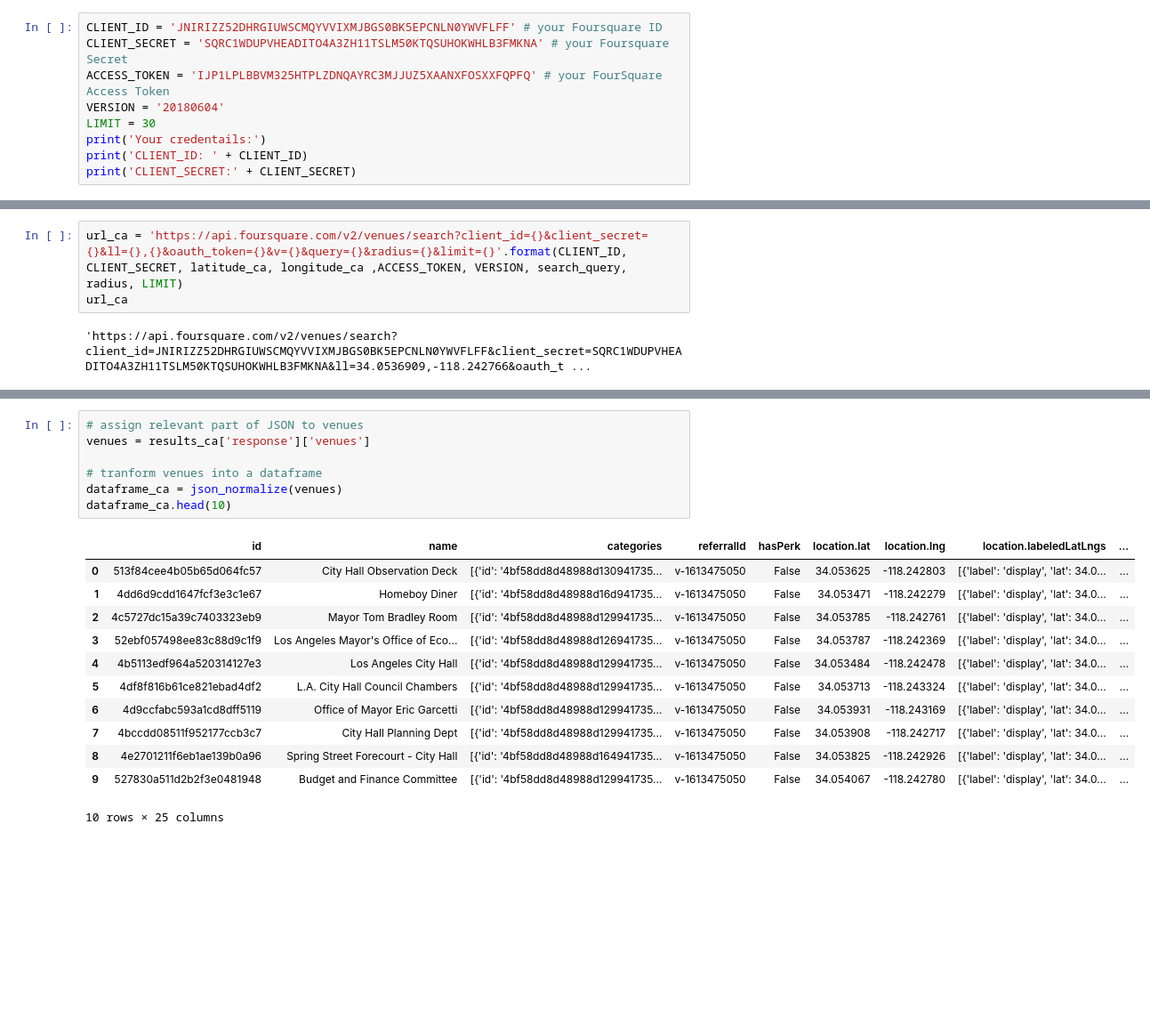
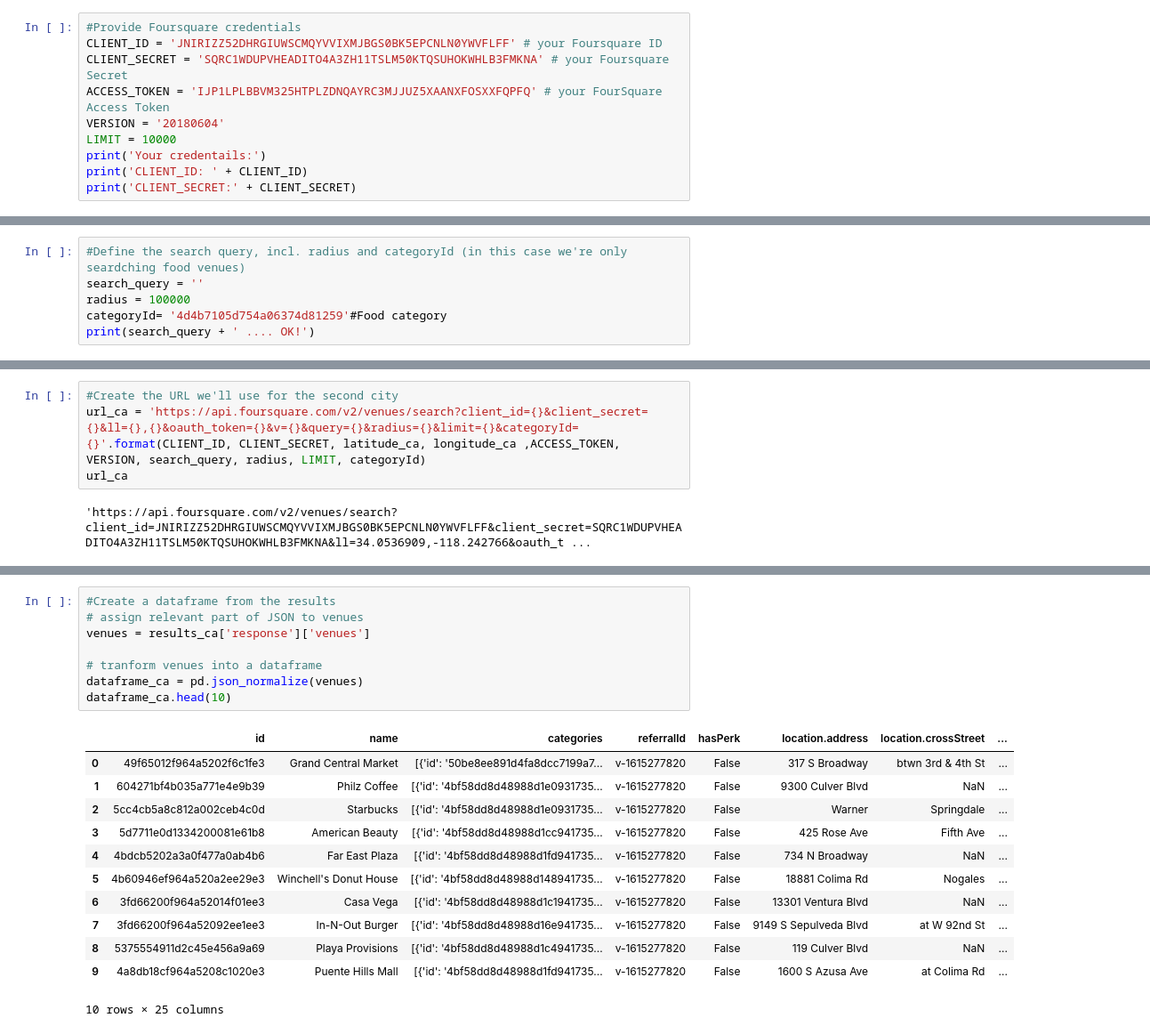
Before and after one commit to tobiasroos/coursera_capstone, a Jupyter notebook: ADSC-W4.ipynb, the cells around one changed output, grey strips where cells are left out. Shown at 89% size. Drawn from its saved outputs; the diff is of its cells as text; blank space fills up the shorter version.

```diff
--- a/ADSC-W4.ipynb
+++ b/ADSC-W4.ipynb
@@ -40,10 +35,11 @@ Successfully installed geographiclib-1.50 geopy-2.1.0
 Finished
 # %%
+#Provide Foursquare credentials
 CLIENT_ID = 'JNIRIZZ52DHRGIUWSCMQYVVIXMJBGS0BK5EPCNLN0YWVFLFF' # your Foursquare ID
 CLIENT_SECRET = 'SQRC1WDUPVHEADITO4A3ZH11TSLM50KTQSUHOKWHLB3FMKNA' # your Foursquare Secret
 ACCESS_TOKEN = 'IJP1LPLBBVM325HTPLZDNQAYRC3MJJUZ5XAANXFOSXXFQPFQ' # your FourSquare Access Token
 VERSION = '20180604'
-LIMIT = 30
+LIMIT = 10000
 print('Your credentails:')
 print('CLIENT_ID: ' + CLIENT_ID)
 print('CLIENT_SECRET:' + CLIENT_SECRET)
@@ -69,0 +61,6 @@ print(search_query + ' .... OK!')
+# %%
+#Define the search query, incl. radius and categoryId (in this case we're only seardching food venues)
+search_query = ''
+radius = 100000
+categoryId= '4d4b7105d754a06374d81259'#Food category
+print(search_query + ' .... OK!')
@@ -118,7 +122,8 @@ print(latitude_ca, longitude_ca)
 # %% [output]
 34.0536909 -118.242766
 # %%
-url_ca = 'https://api.foursquare.com/v2/venues/search?client_id={}&client_secret={}&ll={},{}&oauth_token={}&v={}&query={}&radius={}&limit={}'.format(CLIENT_ID, CLIENT_SECRET, latitude_ca, longitude_ca ,ACCESS_TOKEN, VERSION, search_query, radius, LIMIT)
+#Create the URL we'll use for the second city
+url_ca = 'https://api.foursquare.com/v2/venues/search?client_id={}&client_secret={}&ll={},{}&oauth_token={}&v={}&query={}&radius={}&limit={}&categoryId={}'.format(CLIENT_ID, CLIENT_SECRET, latitude_ca, longitude_ca ,ACCESS_TOKEN, VERSION, search_query, radius, LIMIT, categoryId)
 url_ca
 # %% [output]
 'https://api.foursquare.com/v2/venues/search?client_id=JNIRIZZ52DHRGIUWSCMQYVVIXMJBGS0BK5EPCNLN0YWVFLFF&client_secret=SQRC1WDUPVHEADITO4A3ZH11TSLM50KTQSUHOKWHLB3FMKNA&ll=34.0536909,-118.242766&oauth_t ...
@@ -144,23 +150,24 @@ results_ca
     'hasPerk': False}],
   'confident': False}}
 # %%
+#Create a dataframe from the results
 # assign relevant part of JSON to venues
 venues = results_ca['response']['venues']
 
 # tranform venues into a dataframe
-dataframe_ca = json_normalize(venues)
+dataframe_ca = pd.json_normalize(venues)
 dataframe_ca.head(10)
 # %% [output]
-|  | id | name | categories | referralId | hasPerk | location.lat | location.lng | location.labeledLatLngs | ... |
-| 0 | 513f84cee4b05b65d064fc57 | City Hall Observation Deck | [{'id': '4bf58dd8d48988d130941735... | v-1613475050 | False | 34.053625 | -118.242803 | [{'label': 'display', 'lat': 34.0... | ... |
-| 1 | 4dd6d9cdd1647fcf3e3c1e67 | Homeboy Diner | [{'id': '4bf58dd8d48988d16d941735... | v-1613475050 | False | 34.053471 | -118.242279 | [{'label': 'display', 'lat': 34.0... | ... |
-| 2 | 4c5727dc15a39c7403323eb9 | Mayor Tom Bradley Room | [{'id': '4bf58dd8d48988d129941735... | v-1613475050 | False | 34.053785 | -118.242761 | [{'label': 'display', 'lat': 34.0... | ... |
-| 3 | 52ebf057498ee83c88d9c1f9 | Los Angeles Mayor's Office of Eco... | [{'id': '4bf58dd8d48988d126941735... | v-1613475050 | False | 34.053787 | -118.242369 | [{'label': 'display', 'lat': 34.0... | ... |
-| 4 | 4b5113edf964a520314127e3 | Los Angeles City Hall | [{'id': '4bf58dd8d48988d129941735... | v-1613475050 | False | 34.053484 | -118.242478 | [{'label': 'display', 'lat': 34.0... | ... |
-| 5 | 4df8f816b61ce821ebad4df2 | L.A. City Hall Council Chambers | [{'id': '4bf58dd8d48988d129941735... | v-1613475050 | False | 34.053713 | -118.243324 | [{'label': 'display', 'lat': 34.0... | ... |
-| 6 | 4d9ccfabc593a1cd8dff5119 | Office of Mayor Eric Garcetti | [{'id': '4bf58dd8d48988d129941735... | v-1613475050 | False | 34.053931 | -118.243169 | [{'label': 'display', 'lat': 34.0... | ... |
-| 7 | 4bccdd08511f952177ccb3c7 | City Hall Planning Dept | [{'id': '4bf58dd8d48988d129941735... | v-1613475050 | False | 34.053908 | -118.242717 | [{'label': 'display', 'lat': 34.0... | ... |
-| 8 | 4e2701211f6eb1ae139b0a96 | Spring Street Forecourt - City Hall | [{'id': '4bf58dd8d48988d164941735... | v-1613475050 | False | 34.053825 | -118.242926 | [{'label': 'display', 'lat': 34.0... | ... |
-| 9 | 527830a511d2b2f3e0481948 | Budget and Finance Committee | [{'id': '4bf58dd8d48988d129941735... | v-1613475050 | False | 34.054067 | -118.242780 | [{'label': 'display', 'lat': 34.0... | ... |
+|  | id | name | categories | referralId | hasPerk | location.address | location.crossStreet | ... |
+| 0 | 49f65012f964a5202f6c1fe3 | Grand Central Market | [{'id': '50be8ee891d4fa8dcc7199a7... | v-1615277820 | False | 317 S Broadway | btwn 3rd & 4th St | ... |
+| 1 | 604271bf4b035a771e4e9b39 | Philz Coffee | [{'id': '4bf58dd8d48988d1e0931735... | v-1615277820 | False | 9300 Culver Blvd | NaN | ... |
+| 2 | 5cc4cb5a8c812a002ceb4c0d | Starbucks | [{'id': '4bf58dd8d48988d1e0931735... | v-1615277820 | False | Warner | Springdale | ... |
+| 3 | 5d7711e0d1334200081e61b8 | American Beauty | [{'id': '4bf58dd8d48988d1cc941735... | v-1615277820 | False | 425 Rose Ave | Fifth Ave | ... |
+| 4 | 4bdcb5202a3a0f477a0ab4b6 | Far East Plaza | [{'id': '4bf58dd8d48988d1fd941735... | v-1615277820 | False | 734 N Broadway | NaN | ... |
+| 5 | 4b60946ef964a520a2ee29e3 | Winchell's Donut House | [{'id': '4bf58dd8d48988d148941735... | v-1615277820 | False | 18881 Colima Rd | Nogales | ... |
+| 6 | 3fd66200f964a52014f01ee3 | Casa Vega | [{'id': '4bf58dd8d48988d1c1941735... | v-1615277820 | False | 13301 Ventura Blvd | NaN | ... |
+| 7 | 3fd66200f964a52092ee1ee3 | In-N-Out Burger | [{'id': '4bf58dd8d48988d16e941735... | v-1615277820 | False | 9149 S Sepulveda Blvd | at W 92nd St | ... |
+| 8 | 5375554911d2c45e456a9a69 | Playa Provisions | [{'id': '4bf58dd8d48988d1c4941735... | v-1615277820 | False | 119 Culver Blvd | NaN | ... |
+| 9 | 4a8db18cf964a5208c1020e3 | Puente Hills Mall | [{'id': '4bf58dd8d48988d1fd941735... | v-1615277820 | False | 1600 S Azusa Ave | at Colima Rd | ... |
 10 rows × 25 columns
 # %%
```
Also changed, not shown: parts of 23 cells of this notebook.
